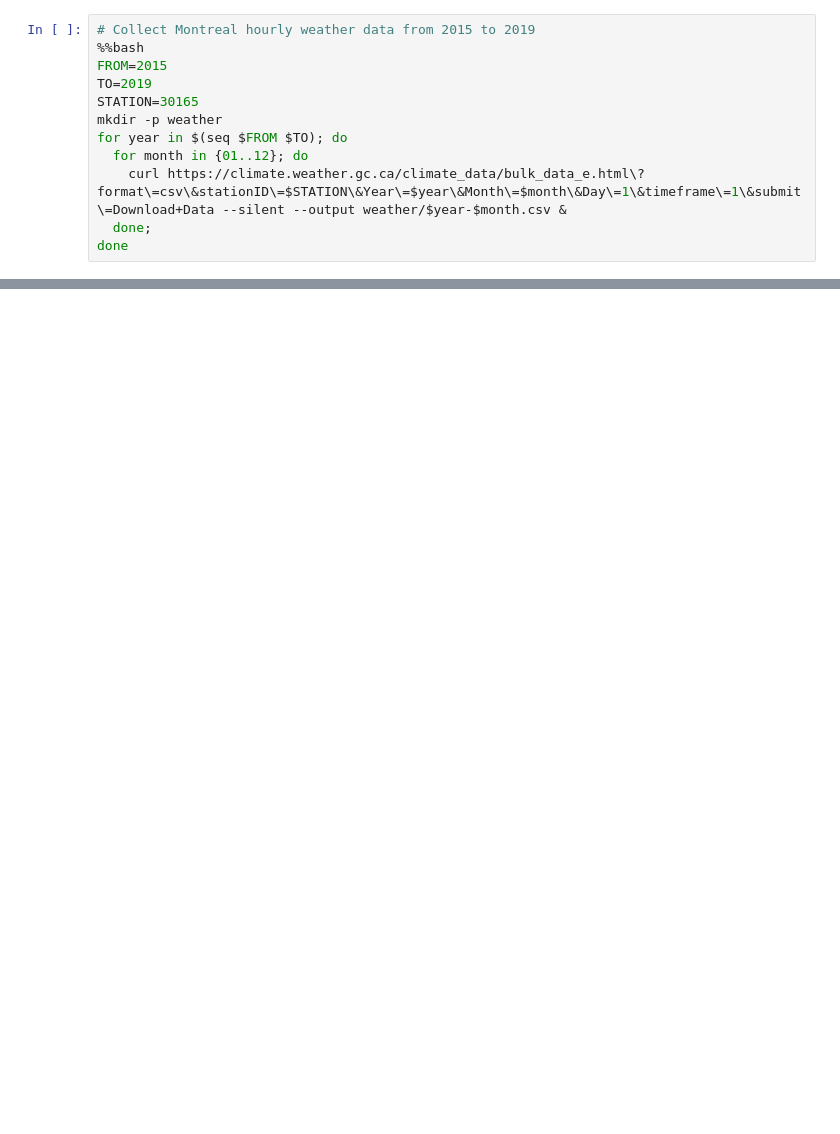
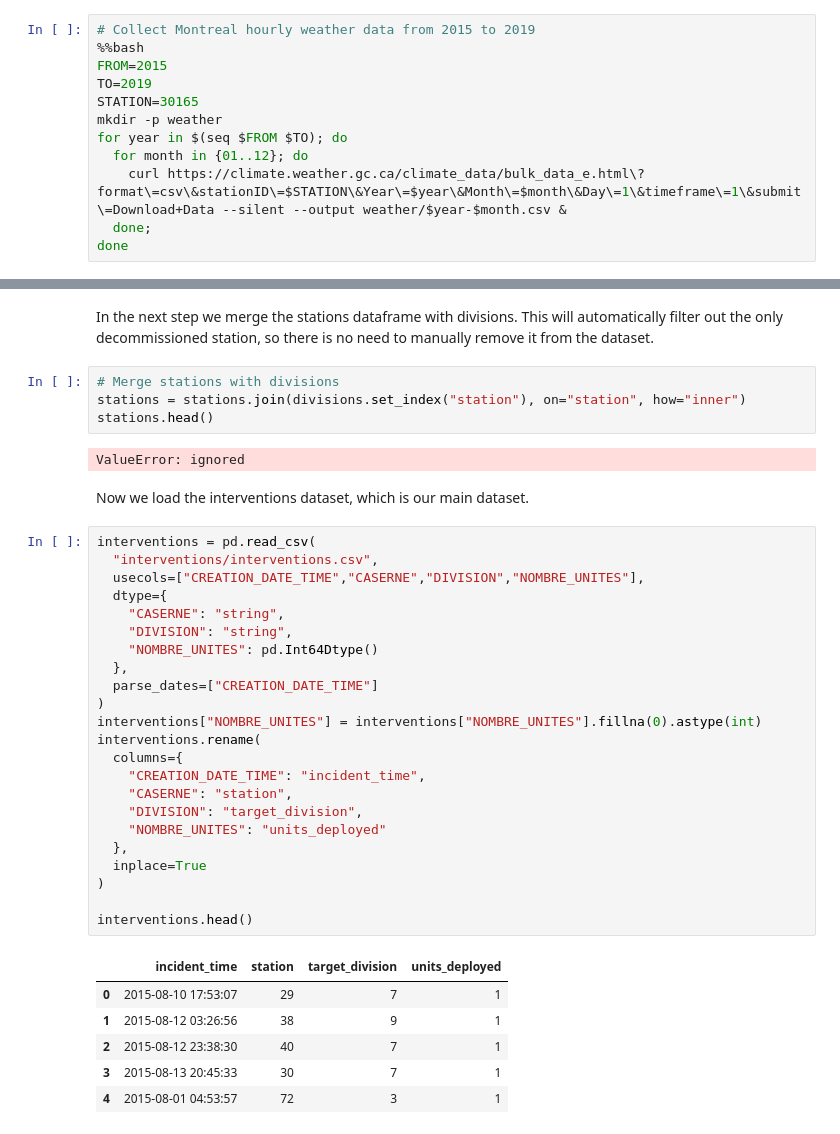
Before and after one commit to naderghanbari/mcgill-capstone, a Jupyter notebook: mcgill_capstone.ipynb, the cells around one changed output, grey strips where cells are left out. Saved outputs shown, nothing was run; the diff lists cells and outputs as text; blank space fills up the shorter version.

```diff
--- a/mcgill_capstone.ipynb
+++ b/mcgill_capstone.ipynb
@@ -50,0 +103,41 @@ assert(len(os.listdir("weather")) == 60)
+# %% [markdown]
+In the next step we merge the stations dataframe with divisions. This will automatically filter out the only decommissioned station, so there is no
+need to manually remove it from the dataset.
+# %%
+# Merge stations with divisions
+stations = stations.join(divisions.set_index("station"), on="station", how="inner")
+stations.head()
+# %% [output]
+ValueError: ignored
+# %% [markdown]
+Now we load the interventions dataset, which is our main dataset.
+# %%
+interventions = pd.read_csv(
+  "interventions/interventions.csv",
+  usecols=["CREATION_DATE_TIME","CASERNE","DIVISION","NOMBRE_UNITES"],
+  dtype={
+    "CASERNE": "string",
+    "DIVISION": "string",
+    "NOMBRE_UNITES": pd.Int64Dtype()
+  },
+  parse_dates=["CREATION_DATE_TIME"]
+)
+interventions["NOMBRE_UNITES"] = interventions["NOMBRE_UNITES"].fillna(0).astype(int)
+interventions.rename(
+  columns={
+    "CREATION_DATE_TIME": "incident_time",
+    "CASERNE": "station",
+    "DIVISION": "target_division",
+    "NOMBRE_UNITES": "units_deployed"
+  },
+  inplace=True
+)
+
+interventions.head()
+# %% [output]
+|  | incident_time | station | target_division | units_deployed |
+| 0 | 2015-08-10 17:53:07 | 29 | 7 | 1 |
+| 1 | 2015-08-12 03:26:56 | 38 | 9 | 1 |
+| 2 | 2015-08-12 23:38:30 | 40 | 7 | 1 |
+| 3 | 2015-08-13 20:45:33 | 30 | 7 | 1 |
+| 4 | 2015-08-01 04:53:57 | 72 | 3 | 1 |
```
Also changed, not shown: parts of 12 cells of this notebook.
